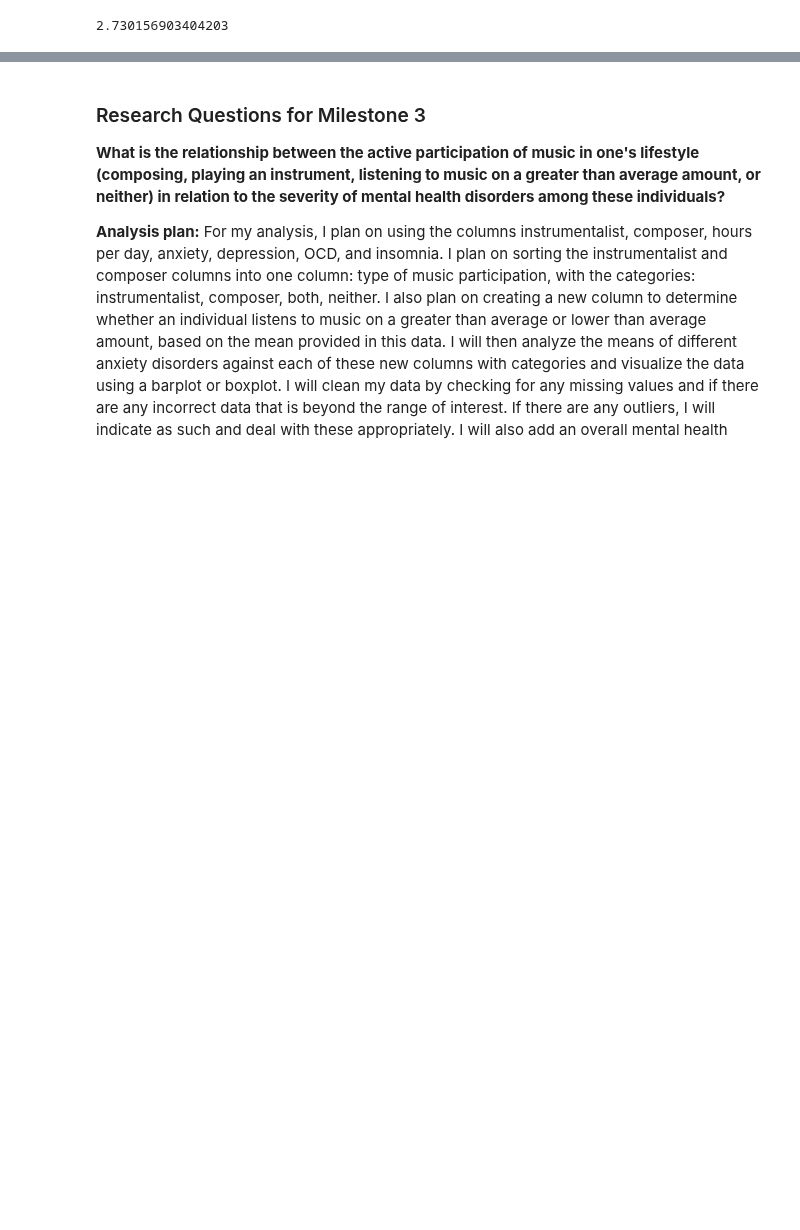
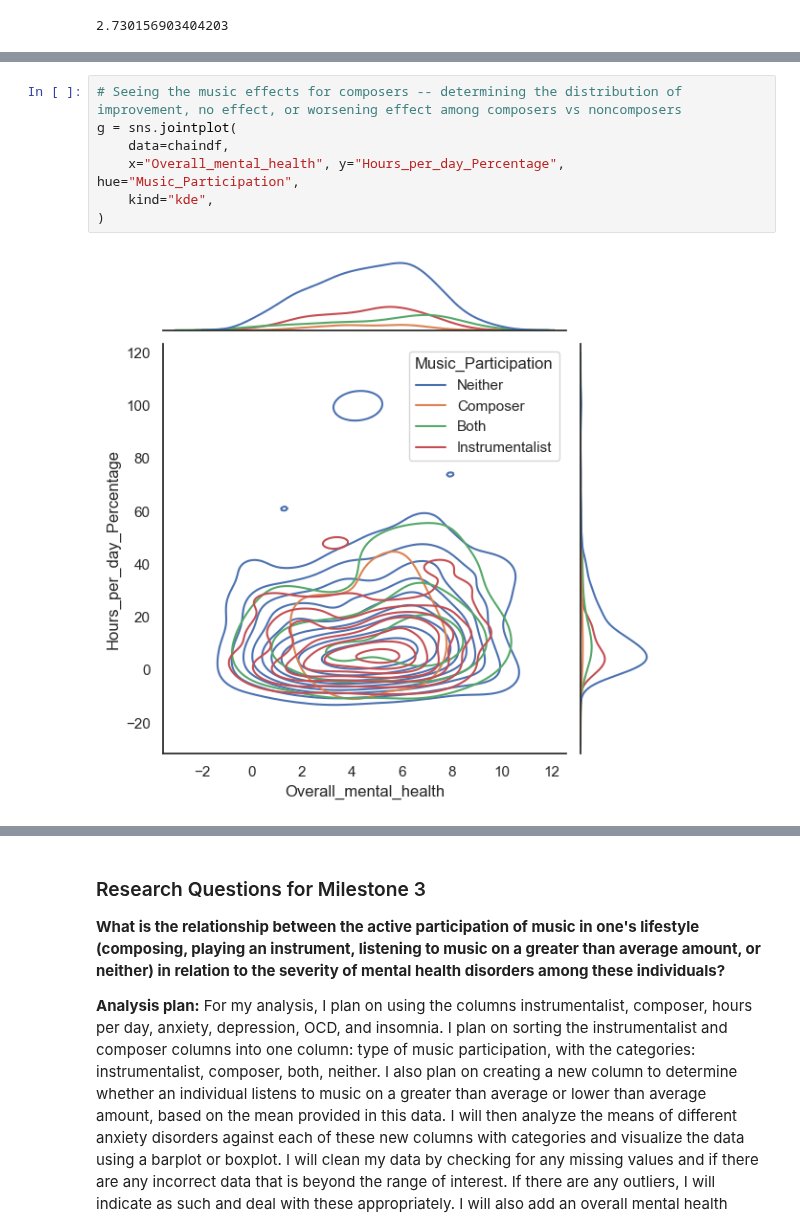
Before and after one commit to ubco-W2022T2-data301/project-group-group12, a Jupyter notebook: analysis/analysis1.ipynb, the cells around one changed output, grey strips where cells are left out. Drawn from its saved outputs; the diff is of its cells as text; blank space fills up the shorter version.

```diff
--- a/analysis/analysis1.ipynb
+++ b/analysis/analysis1.ipynb
@@ -170,0 +223,9 @@ Also, for the sake of summarizing the varying number of activities that people p
+# %%
+# Seeing the music effects for composers -- determining the distribution of improvement, no effect, or worsening effect among composers vs noncomposers
+g = sns.jointplot(
+    data=chaindf,
+    x="Overall_mental_health", y="Hours_per_day_Percentage", hue="Music_Participation",
+    kind="kde",
+)
+# %% [output]
+[figure, added]
```
Also changed, not shown: parts of 8 cells of this notebook.
